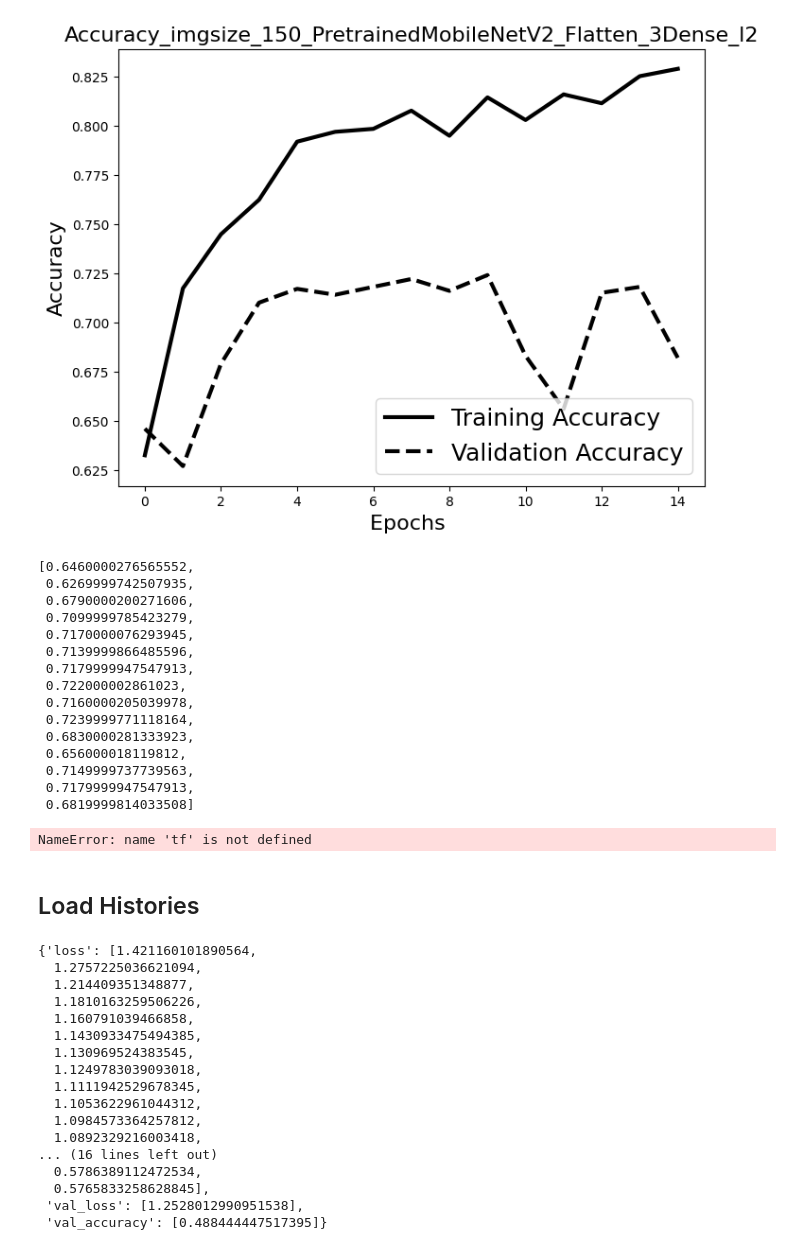
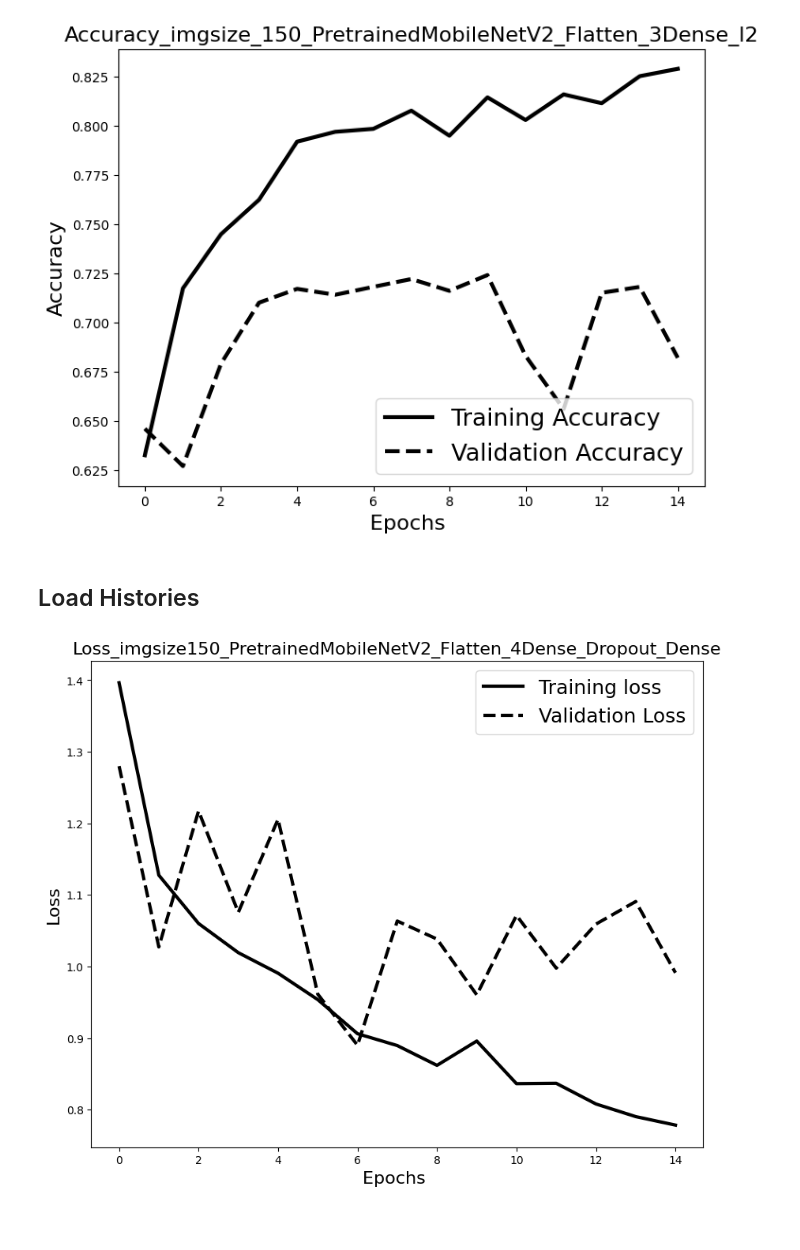
Before and after one commit to philippbaechler/CVI_22, a Jupyter notebook: Modeling.ipynb, the cells around one changed output. Drawn from its saved outputs; the diff is of its cells as text; code cells hidden in the pictures; blank space fills up the shorter version.

Commit message:
update Modeling

```diff
--- a/Modeling.ipynb
+++ b/Modeling.ipynb
@@ -269,51 +269,5 @@ plt.savefig('Accuracy_imgsize_'+img_size+"_"+Modeltype)
 plt.show()
 # %% [output]
 [figure]
-# %%
-acc = H.history['val_accuracy']
-acc
-# %% [output]
-[0.6460000276565552,
- 0.6269999742507935,
- 0.6790000200271606,
- 0.7099999785423279,
- 0.7170000076293945,
- 0.7139999866485596,
- 0.7179999947547913,
- 0.722000002861023,
- 0.7160000205039978,
- 0.7239999771118164,
- 0.6830000281333923,
- 0.656000018119812,
- 0.7149999737739563,
- 0.7179999947547913,
- 0.6819999814033508]
-# %%
-model_loaded = tf.keras.models.load_model("model_imgsize_50_epochs_15_LR_0.0001_BS_32_time_02_09_2023_13_34_03_PretrainedMobileNetV2_Flatten_4Dense_Dropout_Dense.h5")
-model_loaded
-# %% [output]
-NameError: name 'tf' is not defined
 # %% [markdown]
 ## Load Histories
-# %%
-History_epochs15 = np.load("history_imgsize_50_epochs_15_02_09_2023_09_35_22.npy", allow_pickle = True).item()
-History_epochs15_ = np.load("history_imgsize_50_epochs_15_LR_0.0001_BS_32_time_02_09_2023_13_34_41_PretrainedMobileNetV2_Flatten_4Dense_Dropout_Dense.npy", allow_pickle = True).item()
-History_epochs15
-# %% [output]
-{'loss': [1.421160101890564,
-  1.2757225036621094,
-  1.214409351348877,
-  1.1810163259506226,
-  1.160791039466858,
-  1.1430933475494385,
-  1.130969524383545,
-  1.1249783039093018,
-  1.1111942529678345,
-  1.1053622961044312,
-  1.0984573364257812,
-  1.0892329216003418,
-... (16 lines left out)
-  0.5786389112472534,
-  0.5765833258628845],
- 'val_loss': [1.2528012990951538],
- 'val_accuracy': [0.488444447517395]}
@@ -320,2 +278,15 @@ History_epochs15
+# %%
+# Loss Curves
+plt.figure(figsize=[10,8])
+plt.title('Loss_imgsize'+img_size+"_"+Modeltype,fontsize=16)
+plt.plot(H['loss'],'black',linewidth=3.0)
+plt.plot(H['val_loss'],'black',ls = '--', linewidth=3.0)
+plt.legend(['Training loss', 'Validation Loss'],fontsize=18)
+plt.xlabel('Epochs ',fontsize=16)
+plt.ylabel('Loss',fontsize=16)
+plt.savefig('Loss_imgsize'+img_size+"_"+Modeltype)
+plt.show()
+# %% [output]
+[figure, added]
 # %%
 # Accuracy Curves
```
Also changed, not shown: parts of 4 cells of this notebook.
